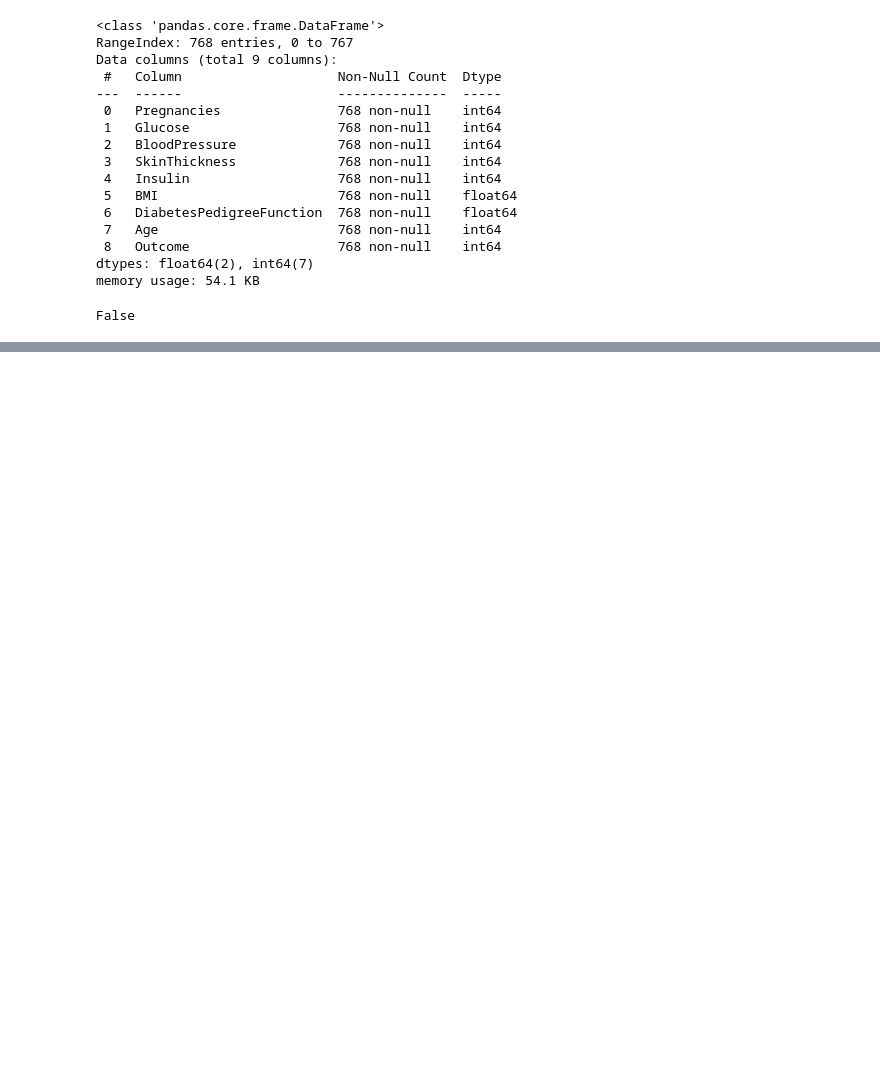
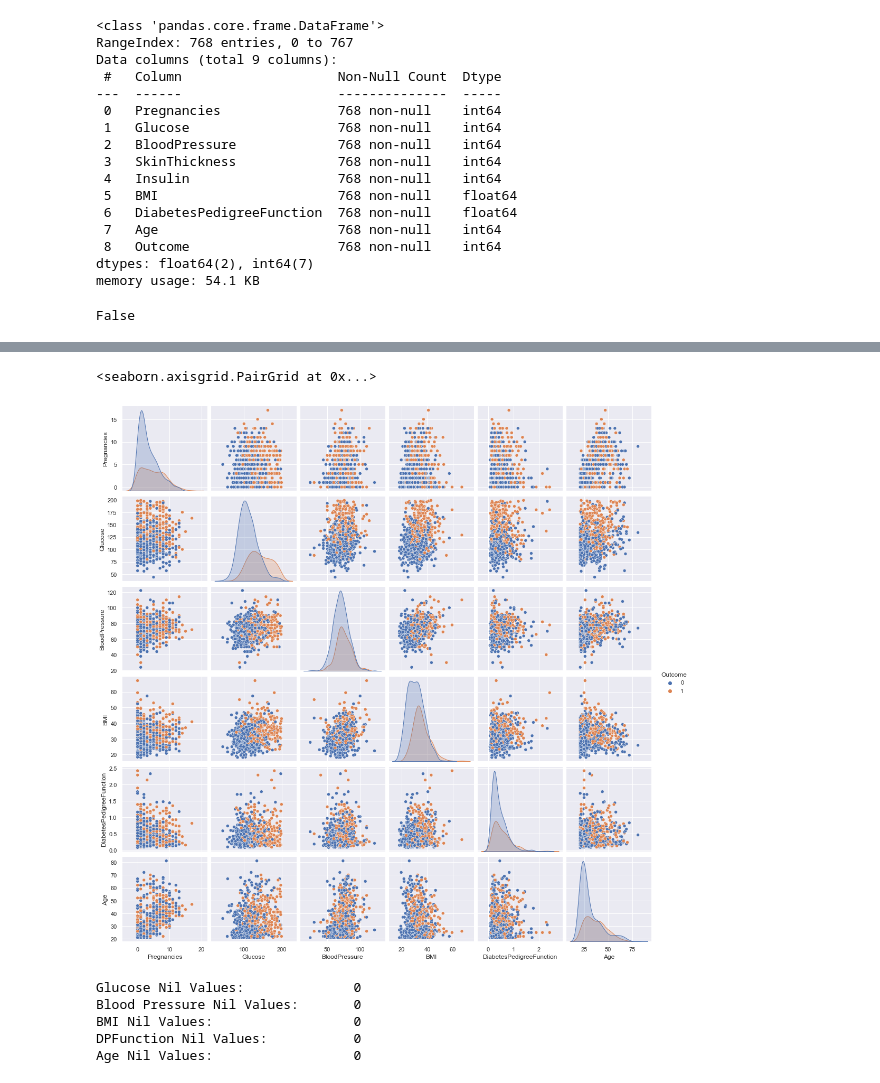
Before and after one commit to dssheldon/MLandStats-assignment-sds, a Jupyter notebook: scikit-learn.ipynb, the cells around one changed output, grey strips where cells are left out. Drawn from its saved outputs; the diff is of its cells as text; code cells hidden in the pictures; blank space fills up the shorter version.

Commit message:
Cleaned the diabetes dataset and began analysis

```diff
--- a/scikit-learn.ipynb
+++ b/scikit-learn.ipynb
@@ -126,0 +159,4 @@ BMI Nil Values:                  11
+# %%
+# Dropping the colummns where too many records were missing
+
+df = df.drop(['SkinThickness', 'Insulin'], axis=1)
@@ -126,0 +179,8 @@ BMI Nil Values:                  11
+# %%
+# Plotting a pairplot using Seaborn to see the relationships of the variable with each other as well as to see the distribution of the
+# data within each of the columns [5]
+
+sns.pairplot(df, hue='Outcome', diag_kind='kde' )
+# %% [output]
+<seaborn.axisgrid.PairGrid at 0x...>
+[figure, added]
@@ -126,0 +195,14 @@ BMI Nil Values:                  11
+# %%
+# Re-check that the data now has no Nil values remaining
+
+print("Glucose Nil Values:", "\t\t", df[df['Glucose']==0].shape[0])
+print("Blood Pressure Nil Values:" ,"\t", df[df['BloodPressure']==0].shape[0])
+print("BMI Nil Values:", "\t\t", df[df['BMI']==0].shape[0])
+print("DPFunction Nil Values:", "\t\t", df[df['DiabetesPedigreeFunction']==0].shape[0])
+print("Age Nil Values:", "\t\t", df[df['Age']==0].shape[0])
+# %% [output]
+Glucose Nil Values:              0
+Blood Pressure Nil Values:       0
+BMI Nil Values:                  0
+DPFunction Nil Values:           0
+Age Nil Values:                  0
```
Also changed, not shown: parts of 9 cells of this notebook.
